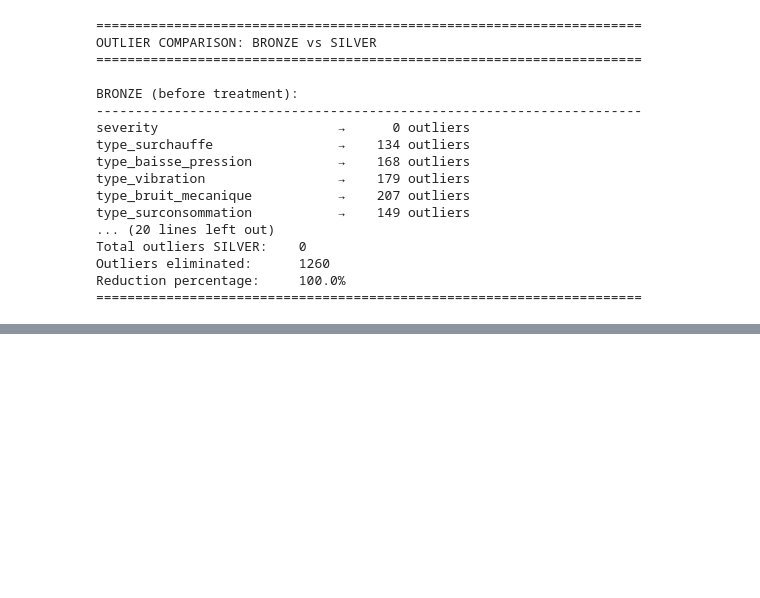
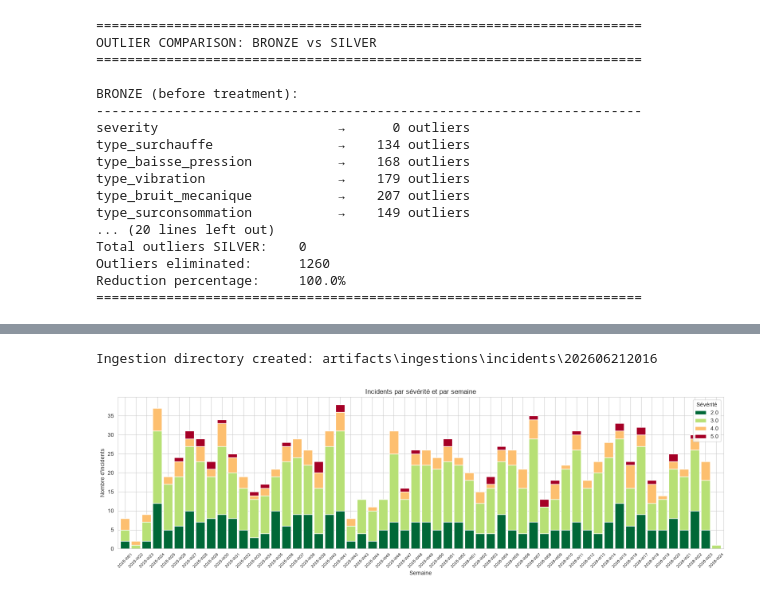
Before and after one commit to guillaumesaidani-coder/data_ingestion-, a Jupyter notebook: TP1bis.ipynb, the cells around one changed output, grey strips where cells are left out. Saved outputs shown, nothing was run; the diff lists cells and outputs as text; code cells hidden in the pictures; blank space fills up the shorter version.

```diff
--- a/TP1bis.ipynb
+++ b/TP1bis.ipynb
@@ -349,0 +376,22 @@ Reduction percentage:     100.0%
+# %%
+# ── 2. Incidents par sévérité dans le temps ────────────────────────────────
+sev_time = (
+    silver.groupby(['year_week', 'severity'])
+    .size()
+    .unstack(fill_value=0)
+)
+
+fig, ax = plt.subplots(figsize=(16, 5))
+sev_time.plot(kind='bar', stacked=True, ax=ax, colormap='RdYlGn_r', width=0.85)
+ax.set_title("Incidents par sévérité et par semaine")
+ax.set_xlabel("Semaine")
+ax.set_ylabel("Nombre d'incidents")
+ax.legend(title="Sévérité", loc="upper right")
+ax.tick_params(axis='x', rotation=45, labelsize=7)
+plt.tight_layout()
+run_dir = create_ingestion_dir()
+plt.savefig(run_dir / 'incidents_severite_semaine.png', bbox_inches='tight', dpi=100)
+plt.show()
+# %% [output]
+Ingestion directory created: artifacts\ingestions\incidents\202606212016
+[figure, added]
```
Also changed, not shown: parts of 5 cells of this notebook, 2 other files.
